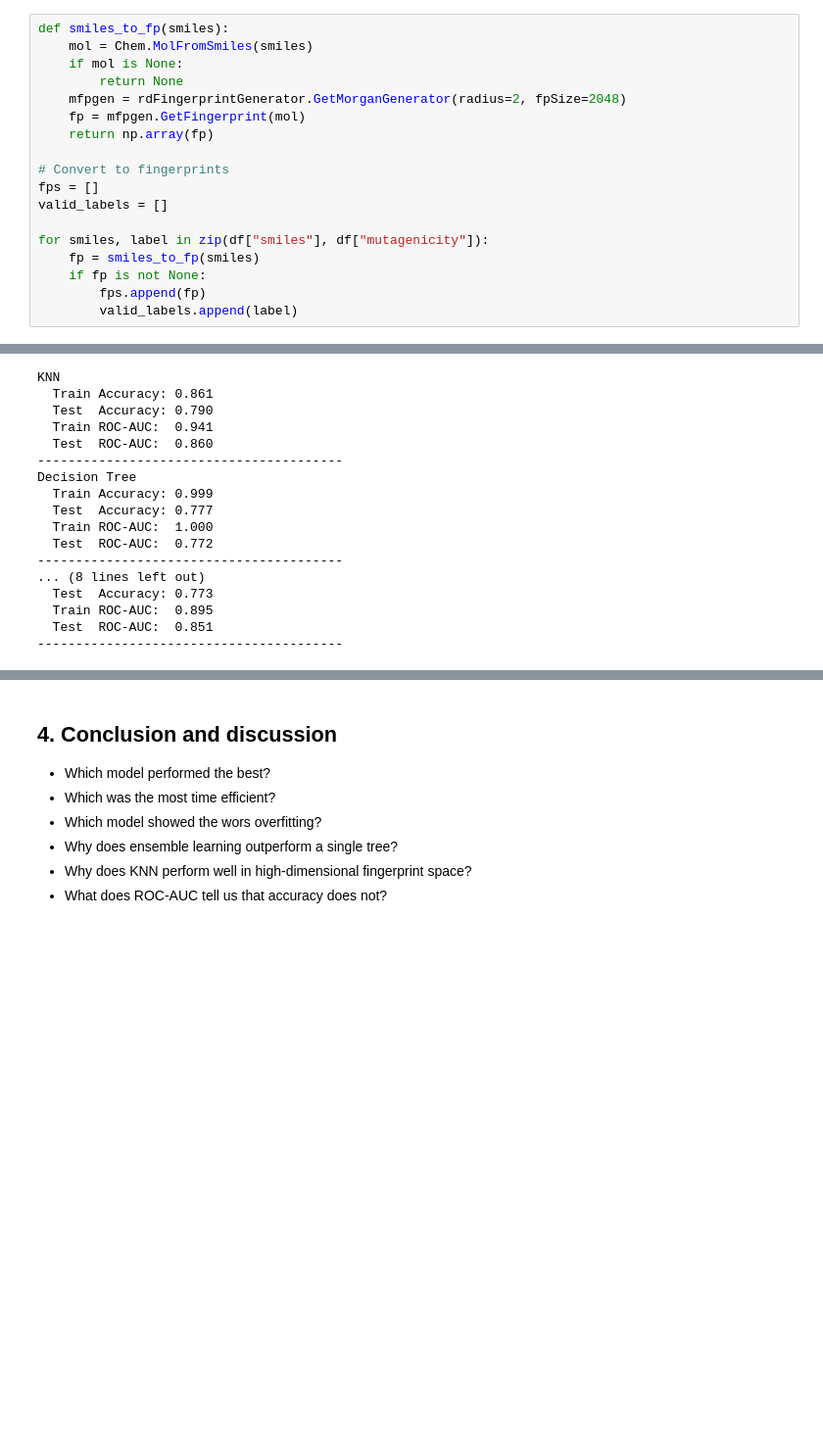
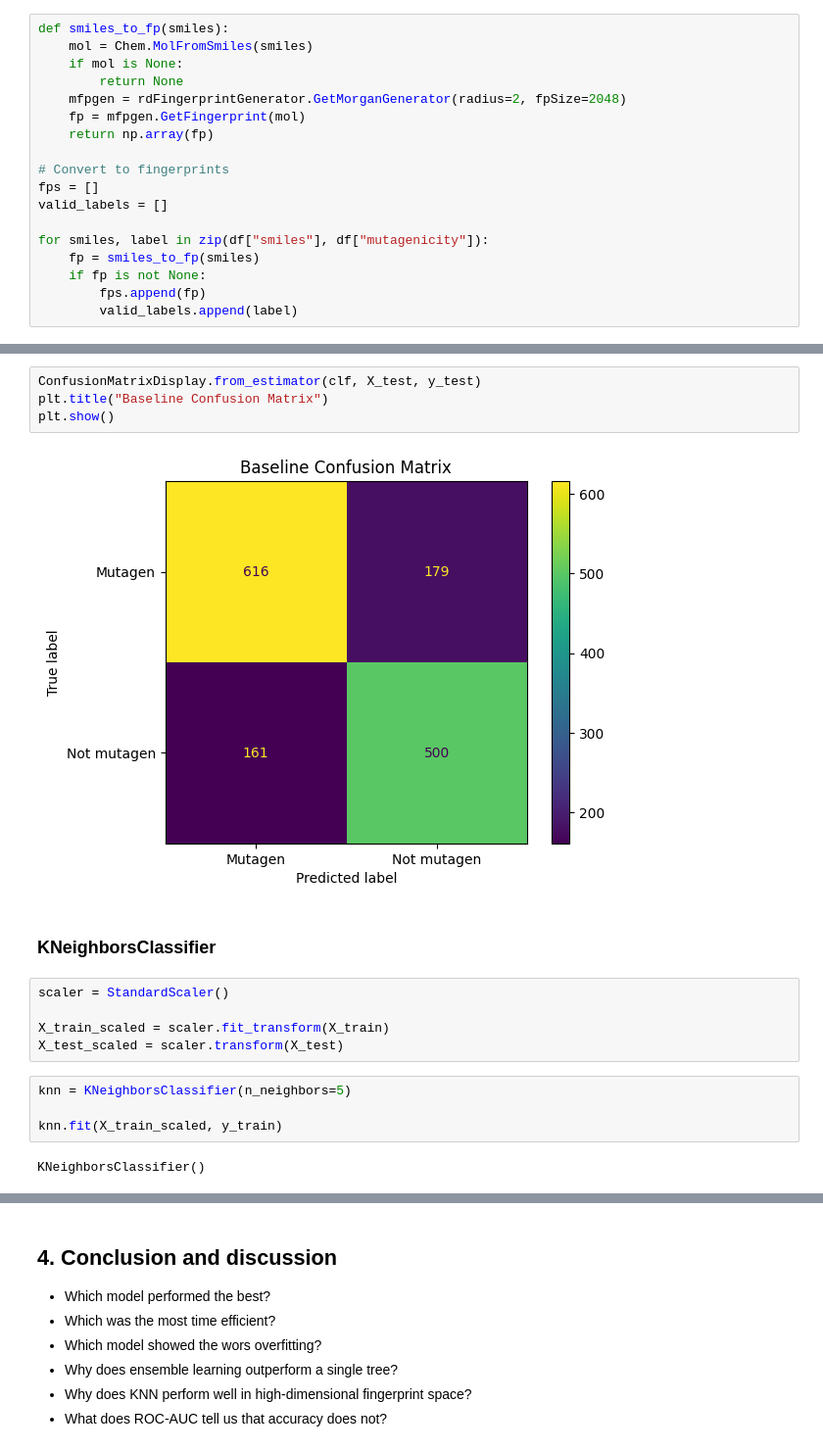
Before and after one commit to vgfs24tbst-coder/DSA104, a Jupyter notebook: lectures/session05/userfolder/Assignment1/1A_Classification.ipynb, the cells around one changed output, grey strips where cells are left out. Shown at 98% size. Drawn from its saved outputs; the diff is of its cells as text; blank space fills up the shorter version.

```diff
--- a/lectures/session05/userfolder/Assignment1/1A_Classification.ipynb
+++ b/lectures/session05/userfolder/Assignment1/1A_Classification.ipynb
@@ -98,19 +243,19 @@ Use a classic train-test split of 0.2 including a random seed and `stratify`. Fo
+# %%
+ConfusionMatrixDisplay.from_estimator(clf, X_test, y_test)
+plt.title("Baseline Confusion Matrix")
+plt.show()
+# %% [output]
+[figure, added]
+# %% [markdown]
+### KNeighborsClassifier
 # %%
+scaler = StandardScaler()
+
+X_train_scaled = scaler.fit_transform(X_train)
+X_test_scaled = scaler.transform(X_test)
-# %% [output]
-KNN
-  Train Accuracy: 0.861
-  Test  Accuracy: 0.790
-  Train ROC-AUC:  0.941
-  Test  ROC-AUC:  0.860
-----------------------------------------
-Decision Tree
-  Train Accuracy: 0.999
-  Test  Accuracy: 0.777
-  Train ROC-AUC:  1.000
-  Test  ROC-AUC:  0.772
-----------------------------------------
-... (8 lines left out)
-  Test  Accuracy: 0.773
-  Train ROC-AUC:  0.895
-  Test  ROC-AUC:  0.851
-----------------------------------------
+# %%
+knn = KNeighborsClassifier(n_neighbors=5)
+
+knn.fit(X_train_scaled, y_train)
+# %% [output]
+KNeighborsClassifier()
```
Also changed, not shown: parts of 30 cells of this notebook, 2 other files.
